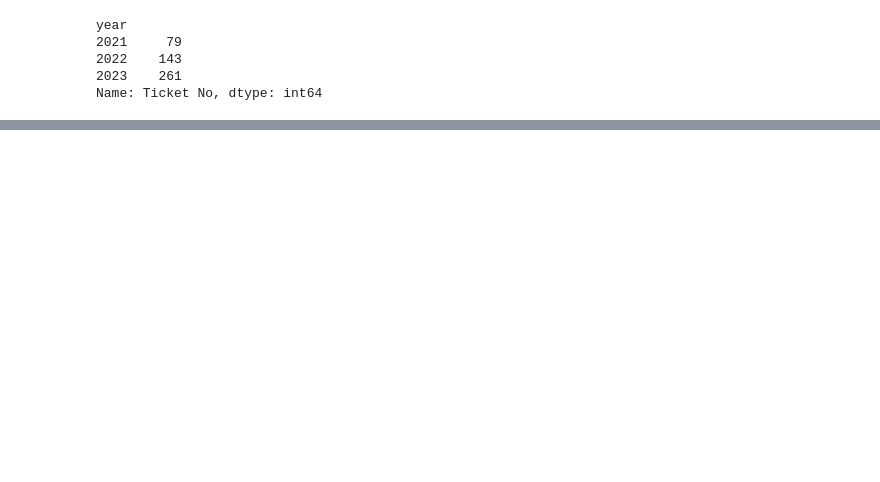
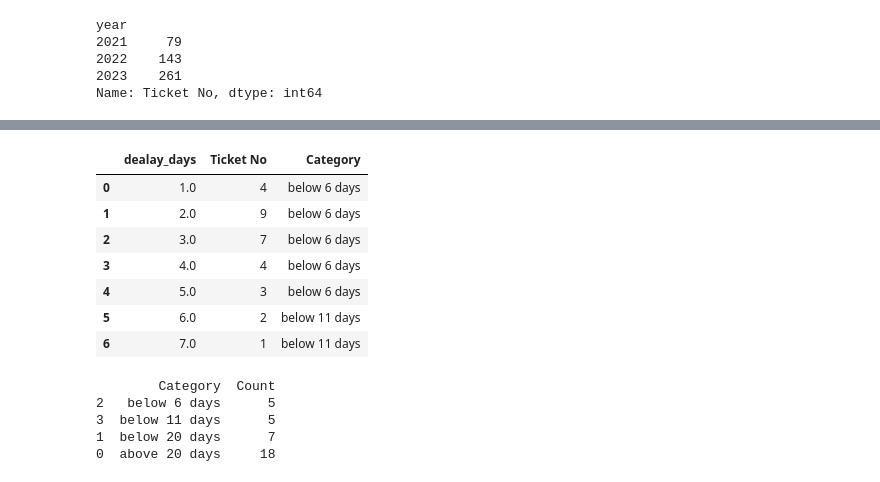
Before and after one commit to ratankj/streamlit_accen_tickets, a Jupyter notebook: code_stremlit.ipynb, the cells around one changed output, grey strips where cells are left out. Cells and saved outputs as stored; diff of their text form; code cells hidden in the pictures; blank space fills up the shorter version.

```diff
--- a/code_stremlit.ipynb
+++ b/code_stremlit.ipynb
@@ -180,0 +339,43 @@ Name: Ticket No, dtype: int64
+# %%
+a.head(7)
+# %% [output]
+|  | dealay_days | Ticket No | Category |
+| 0 | 1.0 | 4 | below 6 days |
+| 1 | 2.0 | 9 | below 6 days |
+| 2 | 3.0 | 7 | below 6 days |
+| 3 | 4.0 | 4 | below 6 days |
+| 4 | 5.0 | 3 | below 6 days |
+| 5 | 6.0 | 2 | below 11 days |
+| 6 | 7.0 | 1 | below 11 days |
+# %%
+#import pandas as pd
+
+# Sample data
+#data = {'delay_days': [1.0, 2.0, 3.0, 4.0, 5.0],
+    #    'Ticket No': [4, 9, 7, 4, 3]}
+
+# Create a DataFrame
+#df = pd.DataFrame(data)
+
+# Define the categories
+categories = [5, 10, 20]
+
+# Create a new column with the category for each row
+a['Category'] = pd.cut(a['dealay_days'], bins=[-1] + categories + [float('inf')],
+                       labels=['below 6 days', 'below 11 days', 'below 20 days', 'above 20 days'])
+
+# Group by category and count the tickets in each category
+category_counts = a['Category'].value_counts().reset_index()
+category_counts.columns = ['Category', 'Count']
+
+# Sort the DataFrame by category
+category_counts = category_counts.sort_values(by='Category')
+
+# Print the resulting DataFrame
+print(category_counts)
+# %% [output]
+        Category  Count
+2   below 6 days      5
+3  below 11 days      5
+1  below 20 days      7
+0  above 20 days     18
```
Also changed, not shown: parts of 27 cells of this notebook, 2 other files.
